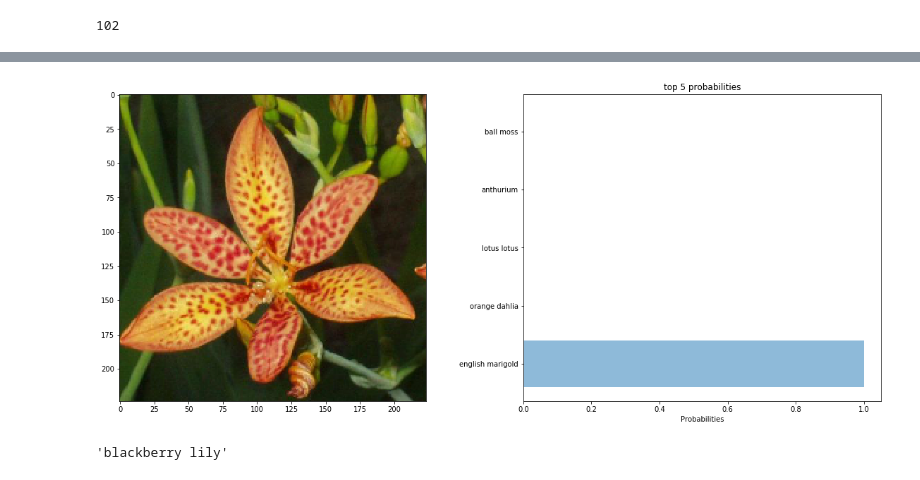
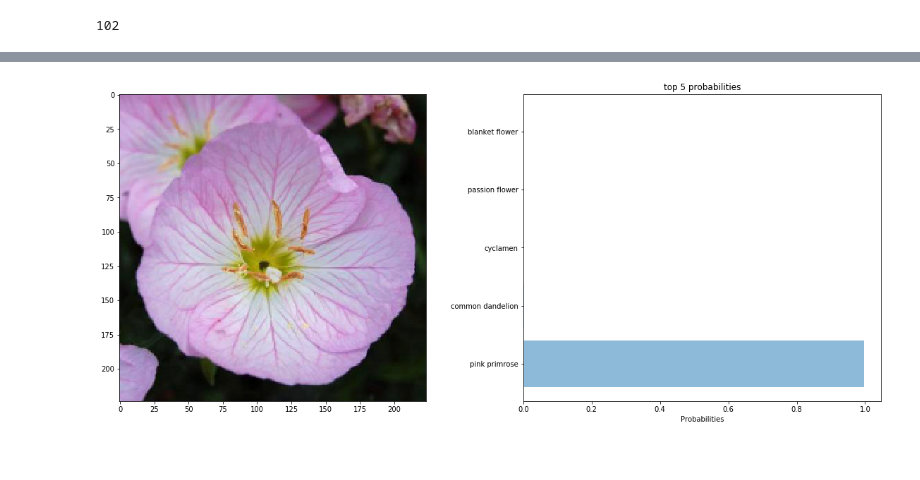
Before and after one commit to Alihussain1/Flower-Classification, a Jupyter notebook: Flower-Classification.ipynb, the cells around one changed output, grey strips where cells are left out. Saved outputs shown, nothing was run; the diff lists cells and outputs as text; code cells hidden in the pictures.

Commit message:
resnet training

```diff
--- a/Flower-Classification.ipynb
+++ b/Flower-Classification.ipynb
@@ -51,4 +76,4 @@ for indx in range(20):
 # %%
-model, criterion, optimizer = model_helper.create_model()
+model, criterion, optimizer = model_helper.create_model(model_name='resnet50')
 model
 # %% [output]
@@ -79,10 +99,6 @@ Training Loss: 0.530512         Validation Loss: 0.721656       Validation Accur
 # %%
 model.load_state_dict(torch.load('model.pt'))
 # %%
-model_helper.predict('image_08040.jpg',model.to(device),device,cat_to_name)
+model_helper.predict('flower_data/valid/1/image_06769.jpg',model.to(device),device,cat_to_name,topk=5)
 # %% [output]
-[figure, old version]
+[figure, new version]
-# %%
-cat_to_name['102']
-# %% [output]
-'blackberry lily'
```
Also changed, not shown: parts of 7 cells of this notebook, 1 other file.
